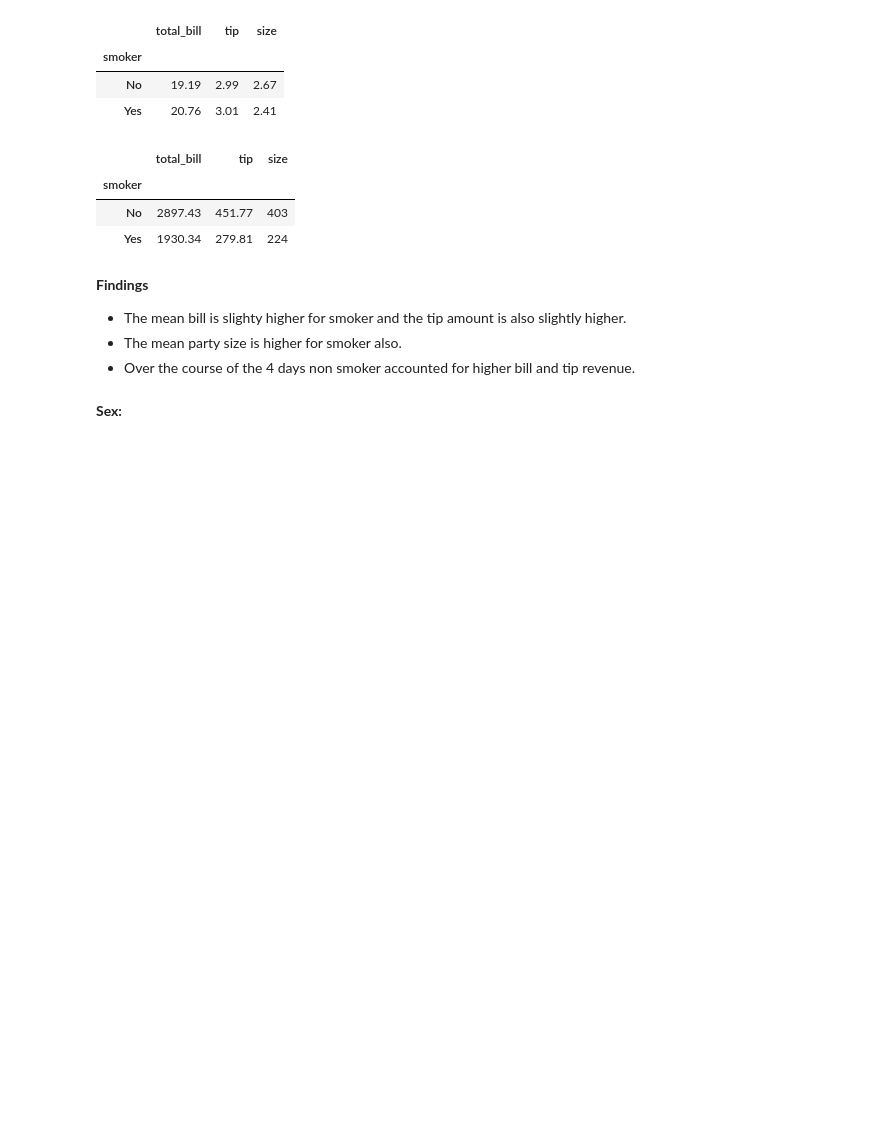
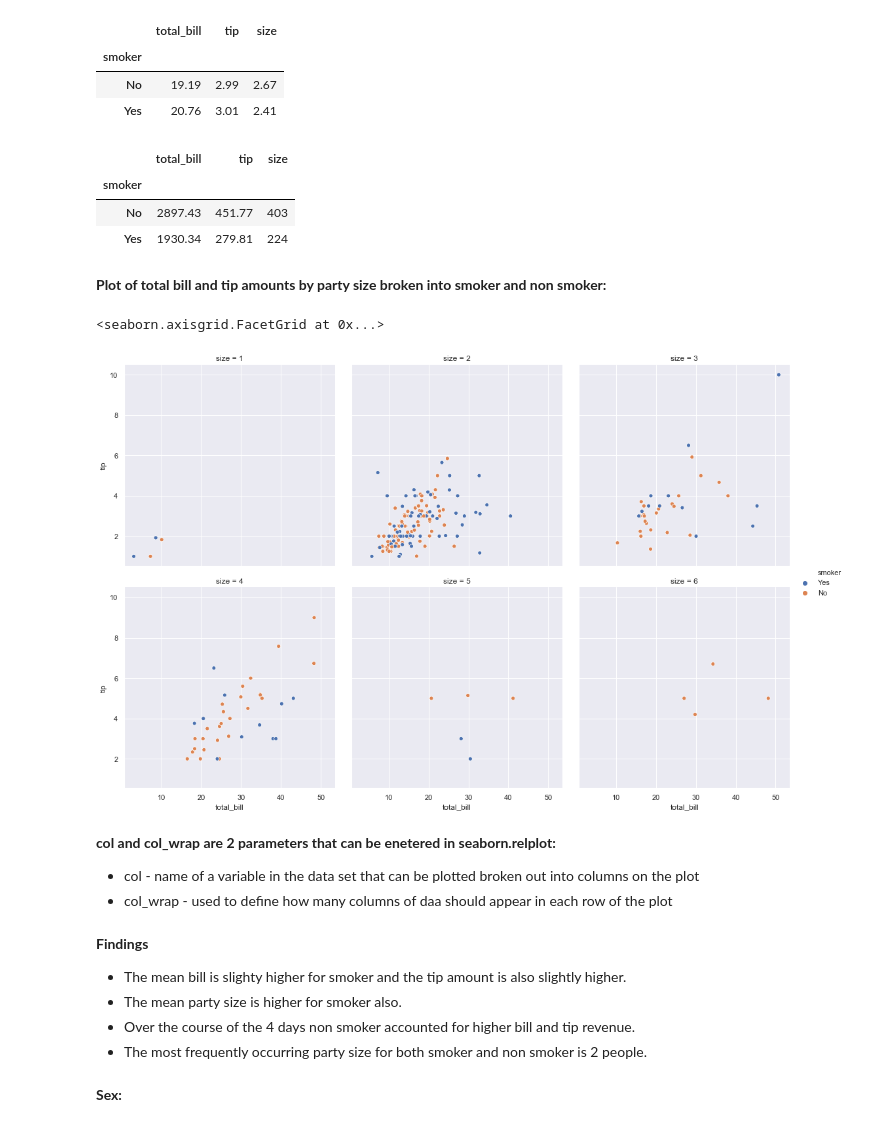
Before and after one commit to johndunne2019/Fundamentals-of-Data-Analysis-Project-2019, a Jupyter notebook: Tips-Dataset.ipynb, the cells around one changed output. Cells and saved outputs as stored; diff of their text form; code cells hidden in the pictures; blank space fills up the shorter version.

Commit message:
Section 3 relationship between variables plots added

```diff
--- a/Tips-Dataset.ipynb
+++ b/Tips-Dataset.ipynb
@@ -1149,11 +1151,25 @@ df.groupby('smoker').sum().round(2)
 | smoker |  |  |  |
 | No | 2897.43 | 451.77 | 403 |
 | Yes | 1930.34 | 279.81 | 224 |
+# %% [markdown]
+**Plot of total bill and tip amounts by party size broken into smoker and non smoker:**
+# %%
+sns.relplot(x="total_bill", y="tip", hue="smoker", col="size", col_wrap=3, data=tips)
+# I used col parameter to plot by party size on the columns of the relplot
+# I have used col_wrap to have 3 columns of plots per row on this plot
+# %% [output]
+<seaborn.axisgrid.FacetGrid at 0x...>
+[figure, added]
+# %% [markdown]
+**col and col_wrap are 2 parameters that can be enetered in seaborn.relplot:**
+* col - name of a variable in the data set that can be plotted broken out into columns on the plot
+* col_wrap - used to define how many columns of daa should appear in each row of the plot
 # %% [markdown]
 **Findings**
 * The mean bill is slighty higher for smoker and the tip amount is also slightly higher.
 * The mean party size is higher for smoker also.
 * Over the course of the 4 days non smoker accounted for higher bill and tip revenue.
+* The most frequently occurring party size for both smoker and non smoker is 2 people.
 # %% [markdown]
 **Sex:**
 # %%
```
Also changed, not shown: parts of 23 cells of this notebook.
